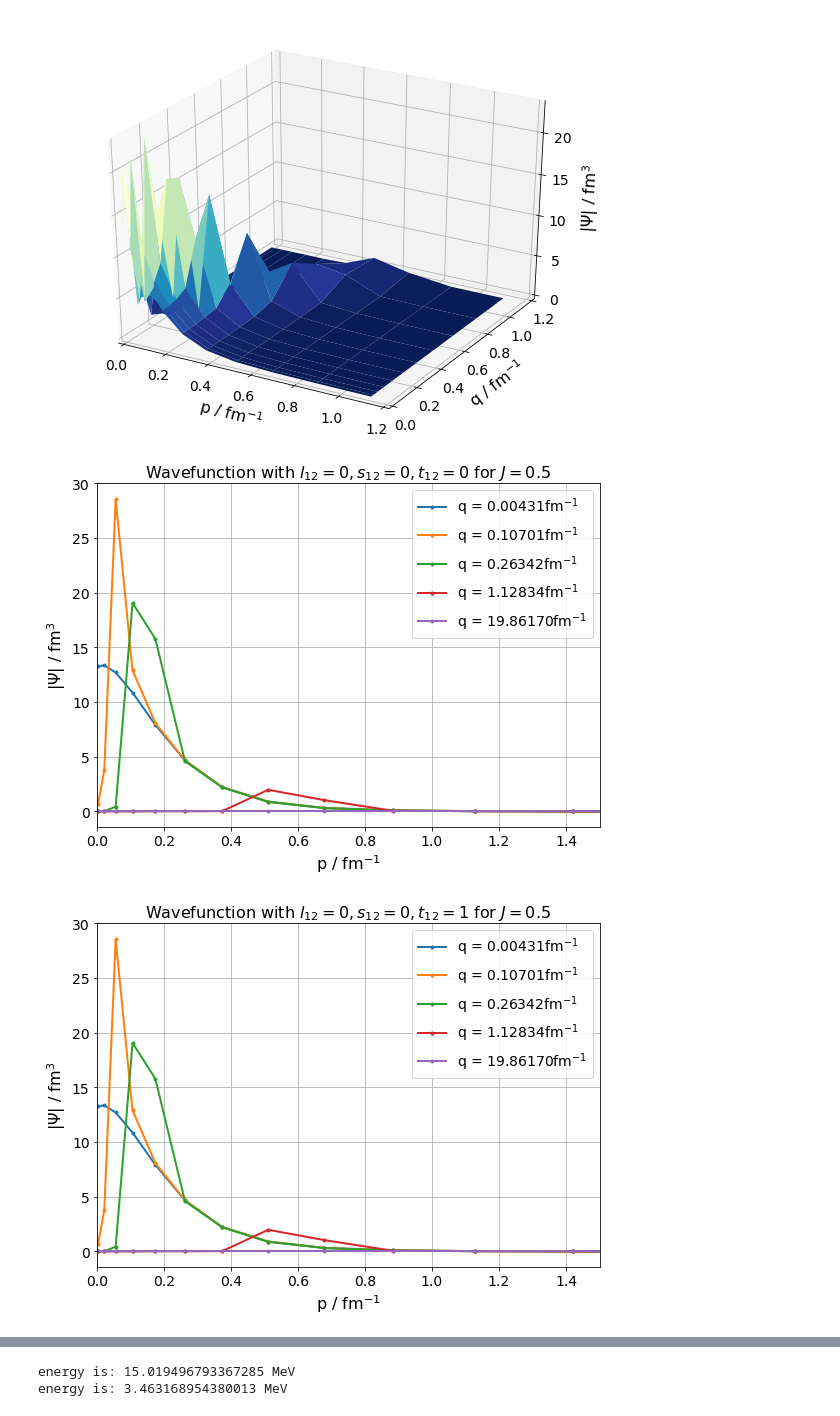
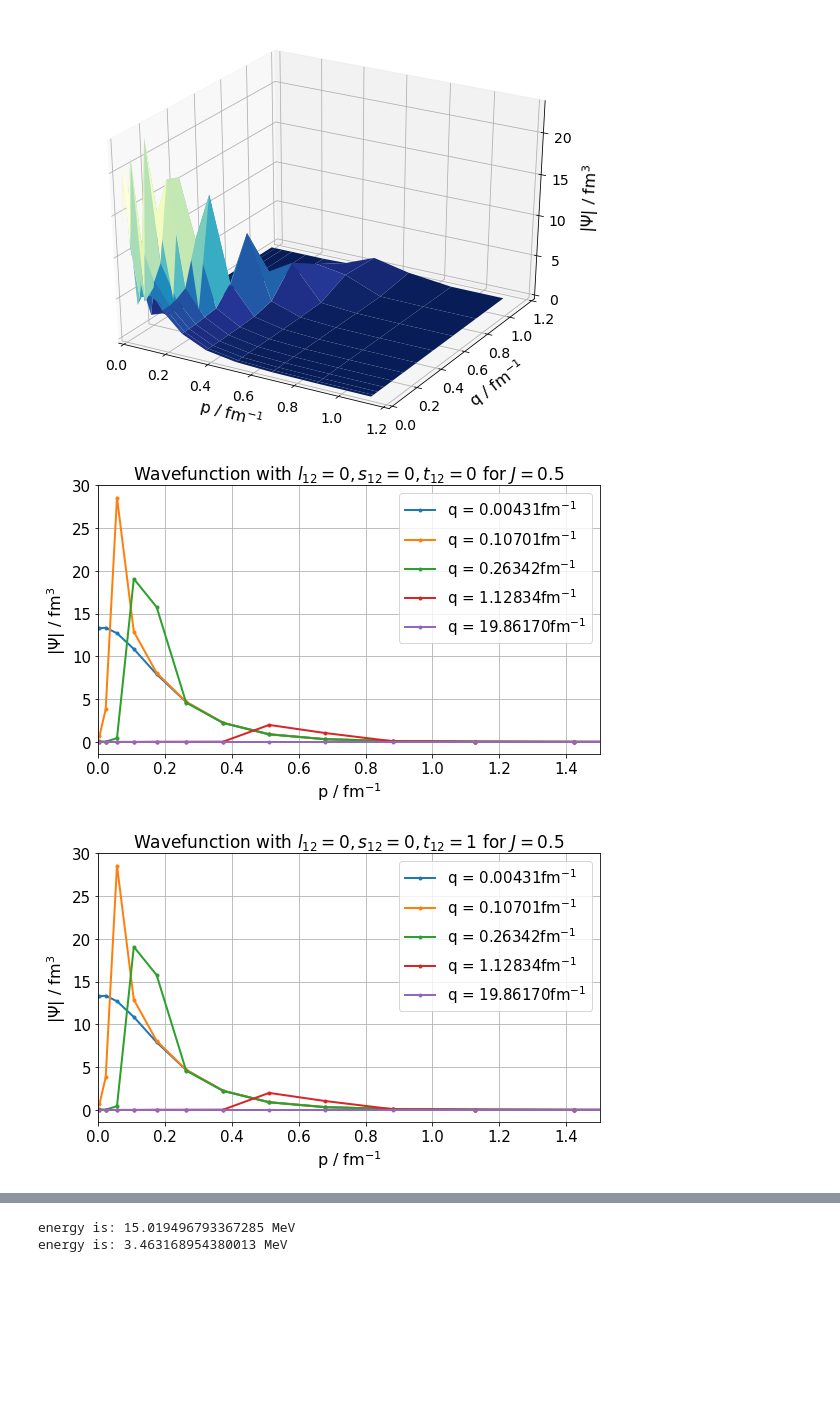
Before and after one commit to kwat0308/CompPhysWS2122, a Jupyter notebook: final_project/notebooks/tfbs_eval.ipynb, the cells around one changed output, grey strips where cells are left out. Saved outputs shown, nothing was run; the diff lists cells and outputs as text; code cells hidden in the pictures; blank space fills up the shorter version.

Commit message:
Updated eval. notebook

```diff
--- a/final_project/notebooks/tfbs_eval.ipynb
+++ b/final_project/notebooks/tfbs_eval.ipynb
@@ -243,3 +201,29 @@ import os
 import math as m
 para=[700.0, 0.020167185806378923]
 dir_to_images = os.path.join(os.getcwd(), "images")
+# %%
+bj_list = [0.5, 1.5, 2.5]  # J=1/2, J=3/2
+wf_list = []
+
+pot=OBEpot(nx=24,mpi=138.0,C0=para[1],A=-1.0/6.474860194946856,cutoff=para[0])
+
+
+for bj_idx, bj in enumerate(bj_list):
+    print("Current bj: ", bj)
+    # perform wavefunction evaluation for each angular momentum state
+    kernel=ThreeBodyFerm(pot,nx=8,np1=20,np2=12,nq1=20,nq2=12,lmax=5, l3max=0, bj=bj)
+
+#     ener,eta,fadcomp=kernel.esearch(neigv=1,e1=-0.0046,e2=-0.0048,elow=-0.001,tol=1e-3)
+    # eigv, fadcomp = kernel.eigv_iter(E=-0.0047133078773, neigv=1)
+    eigv, fadcomp = kernel.eigv_iter(E=-0.026458428429178022, neigv=1)
+    # ener,eta,fadcomp=kernel.esearch(neigv=1,e1=-0.05,e2=-0.06,elow=-0.001,tol=1e-8)
+    fadcomp = kernel.faddeev(fadcomp)
+    # wf = kernel.wavefunc(fadcomp)
+    wf = kernel.applyperm(fadcomp)
+
+    # evaluate kinetic energy
+    ekin = kernel.eval_ekin(fadcomp, wf)
+    print(ekin)
+
+    # result_dict = {"wf":wf, "kernel":kernel, "ekin":ekin}
+    # wf_list.append(result_dict)
@@ -516,38 +518,38 @@ for bj_idx, bj in enumerate(bj_list):
         alpha_idx = alpha_dict["alpha"]
         qm_numbers = [alpha_dict["l"], alpha_dict["s"], alpha_dict["t"]]
 
-        fig, ax = plt.subplots(figsize=(8,6))
+        fig, ax = plt.subplots(figsize=(8,5))
         for q_idx in q_idces:
 
             qval = qgrid[q_idx]
             # create combined grid
             # P, Q = np.meshgrid(pgrid, qgrid)
 
             # plotting the results
             wf = np.abs(wf_list[bj_idx]["wf"][alpha_idx,q_idx,:])  # take abs value
 
 
             # im = ax.qprojf(P, Q, wf, vmin=np.min(wf), vmax=np.max(wf), cmap=plt.cm.YlGnBu_r)
             ax.plot(pgrid, wf, marker="o", lw=2.0, ms=3.0, label="q = {0:.5f}fm$^{{-1}}$".format(qval))
 
         ax.set_xlabel("p / fm$^{{-1}}$", fontsize=16)
         ax.set_ylabel("$|\Psi|$ / fm$^3$", fontsize=16)
         # if bj_idx == 0:
         #     ax.set_xlim([0,1.2])
         #     ax.set_ylim([0,1.2])
         ax.set_xlim([0,1.5])
-        ax.set_title("Wavefunction with $l_{{12}}={0}, s_{{12}}={1}, t_{{12}}={2}$ for $J={3}$".format(*qm_numbers, bj), fontsize=16)
+        ax.set_title("Wavefunction with $l_{{12}}={0}, s_{{12}}={1}, t_{{12}}={2}$ for $J={3}$".format(*qm_numbers, bj), fontsize=17)
 
         # cbar = fig.colorbar(im)
         # cbar.ax.set_ylabel("$|\Psi|$", fontsize=14)
         ax.grid()
-        ax.legend(prop={"size":14})
+        ax.legend(prop={"size":15})
 
-        ax.tick_params(axis='both', which='major', labelsize=14)
+        ax.tick_params(axis='both', which='major', labelsize=15)
 
         fig.tight_layout()
 
         plt.savefig(os.path.join(ferm_path, ferm_qproj_templ.format(alpha_idx, bj)), dpi=300)
 # %% [output]
-[figure, old version]
+[figure, new version]
-[figure, old version]
+[figure, new version]
```
Also changed, not shown: parts of 4 cells of this notebook, 1 other file.
